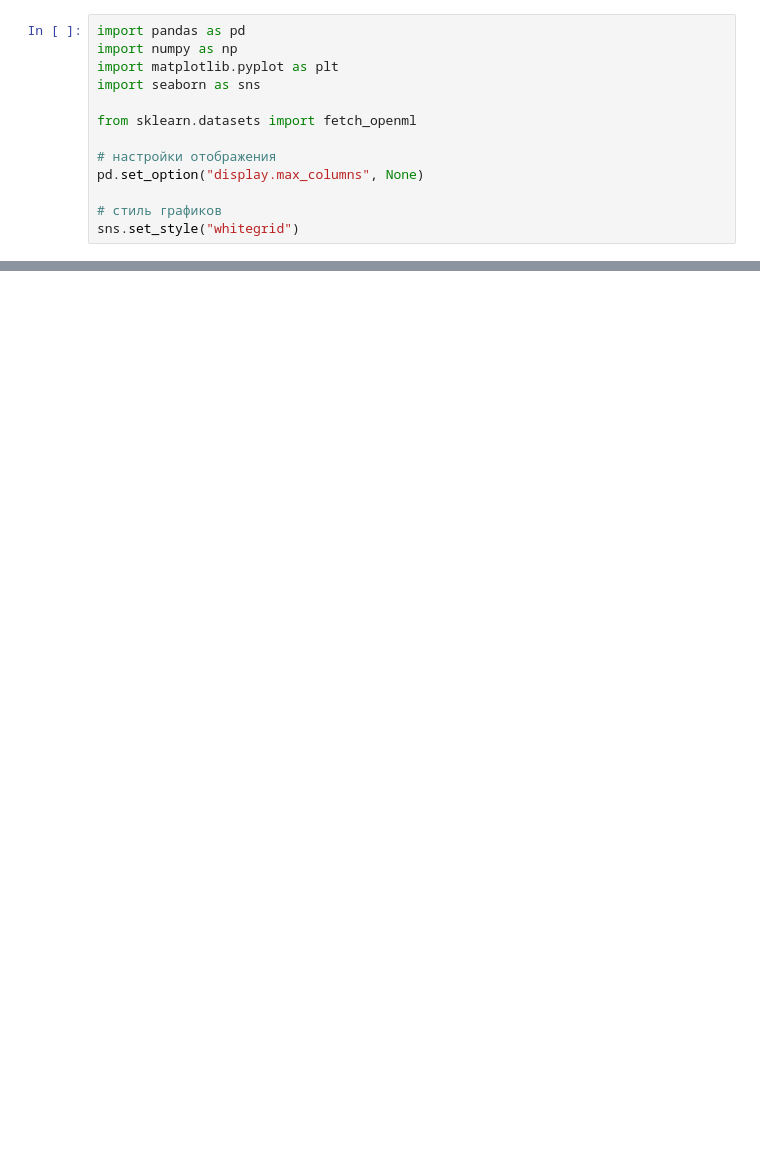
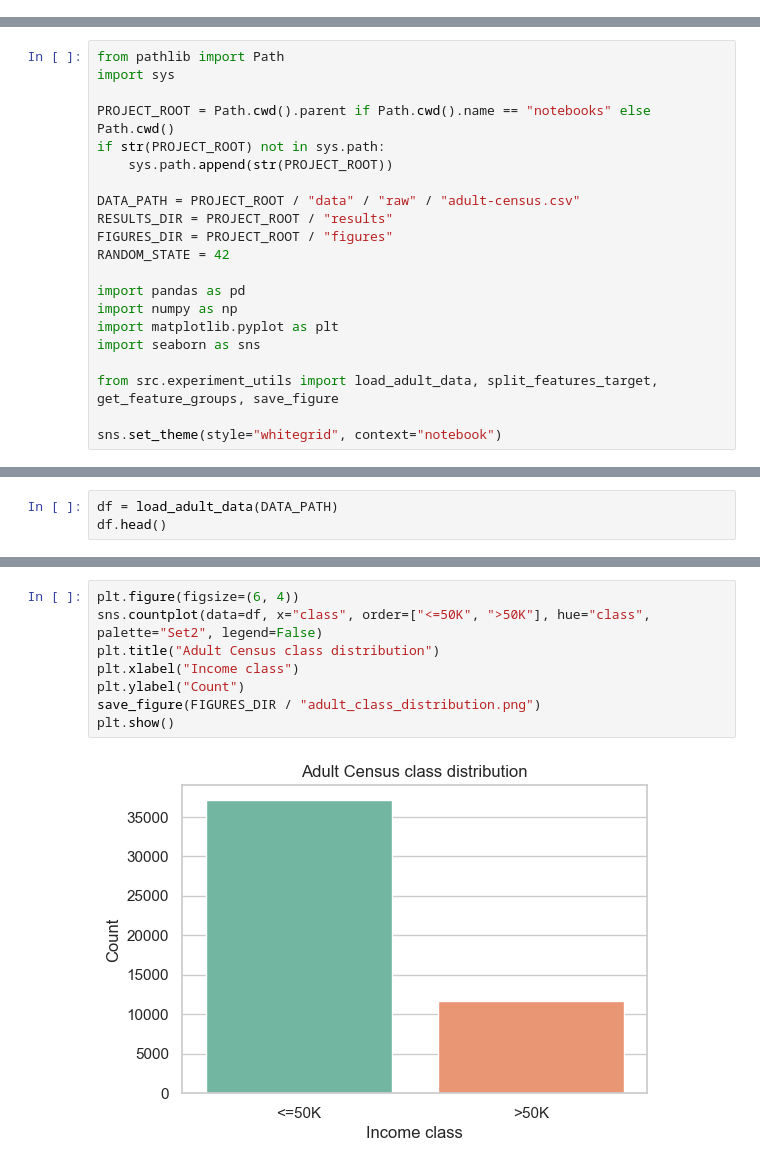
Before and after one commit to amolokkova/ml-preprocessing-research, a Jupyter notebook: notebooks/01_eda.ipynb, the cells around one changed output, grey strips where cells are left out. Cells and saved outputs as stored; diff of their text form; blank space fills up the shorter version.

Commit message:
Complete Adult Census preprocessing experiments

```diff
--- a/notebooks/01_eda.ipynb
+++ b/notebooks/01_eda.ipynb
@@ -13,13 +0,0 @@
-# %%
-import pandas as pd
-import numpy as np
-import matplotlib.pyplot as plt
-import seaborn as sns
-
-from sklearn.datasets import fetch_openml
-
-# настройки отображения
-pd.set_option("display.max_columns", None)
-
-# стиль графиков
-sns.set_style("whitegrid")
@@ -352,0 +11,21 @@ plt.show()
+# %%
+from pathlib import Path
+import sys
+
+PROJECT_ROOT = Path.cwd().parent if Path.cwd().name == "notebooks" else Path.cwd()
+if str(PROJECT_ROOT) not in sys.path:
+    sys.path.append(str(PROJECT_ROOT))
+
+DATA_PATH = PROJECT_ROOT / "data" / "raw" / "adult-census.csv"
+RESULTS_DIR = PROJECT_ROOT / "results"
+FIGURES_DIR = PROJECT_ROOT / "figures"
+RANDOM_STATE = 42
+
+import pandas as pd
+import numpy as np
+import matplotlib.pyplot as plt
+import seaborn as sns
+
+from src.experiment_utils import load_adult_data, split_features_target, get_feature_groups, save_figure
+
+sns.set_theme(style="whitegrid", context="notebook")
@@ -352,0 +36,3 @@ plt.show()
+# %%
+df = load_adult_data(DATA_PATH)
+df.head()
@@ -352,0 +115,10 @@ plt.show()
+# %%
+plt.figure(figsize=(6, 4))
+sns.countplot(data=df, x="class", order=["<=50K", ">50K"], hue="class", palette="Set2", legend=False)
+plt.title("Adult Census class distribution")
+plt.xlabel("Income class")
+plt.ylabel("Count")
+save_figure(FIGURES_DIR / "adult_class_distribution.png")
+plt.show()
+# %% [output]
+[figure, added]
```
Also changed, not shown: parts of 57 cells of this notebook, 27 other files.
